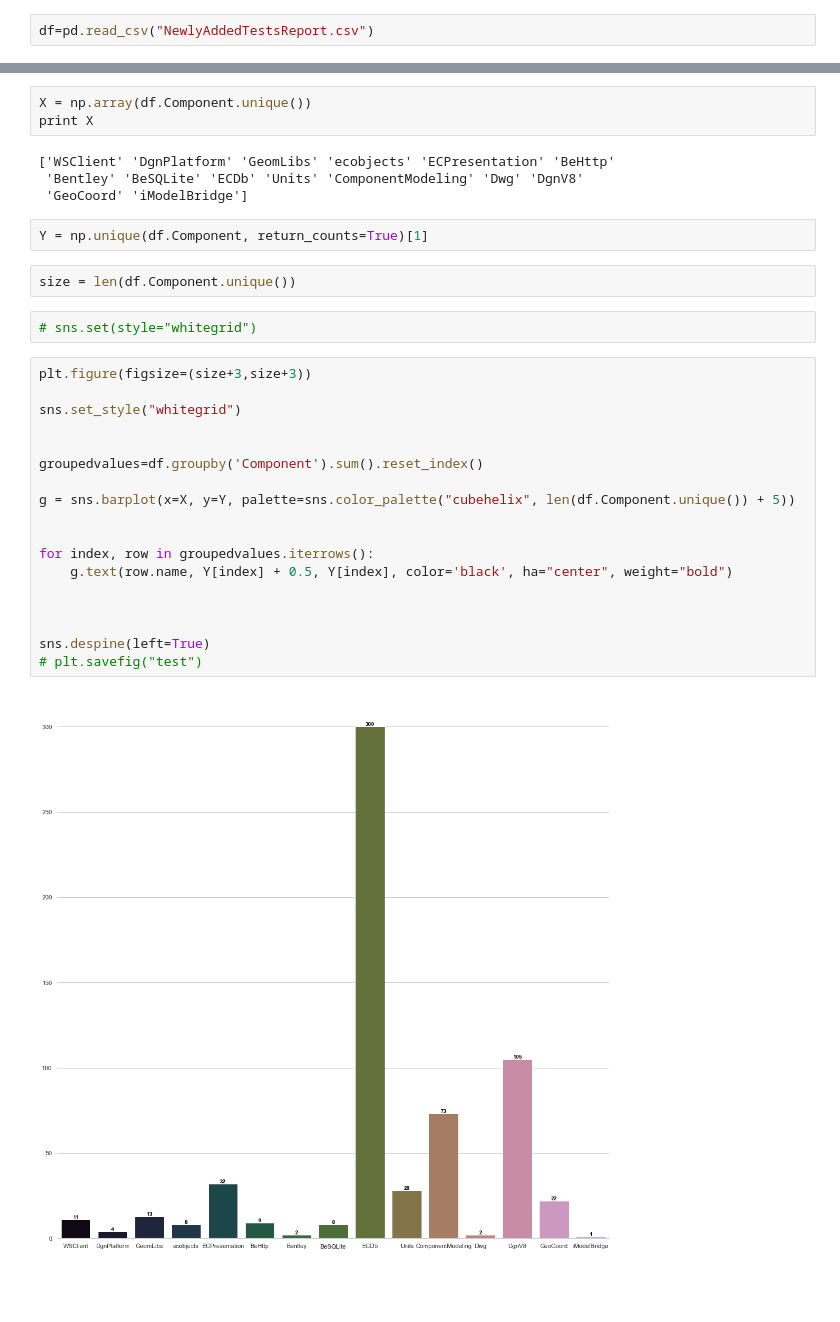
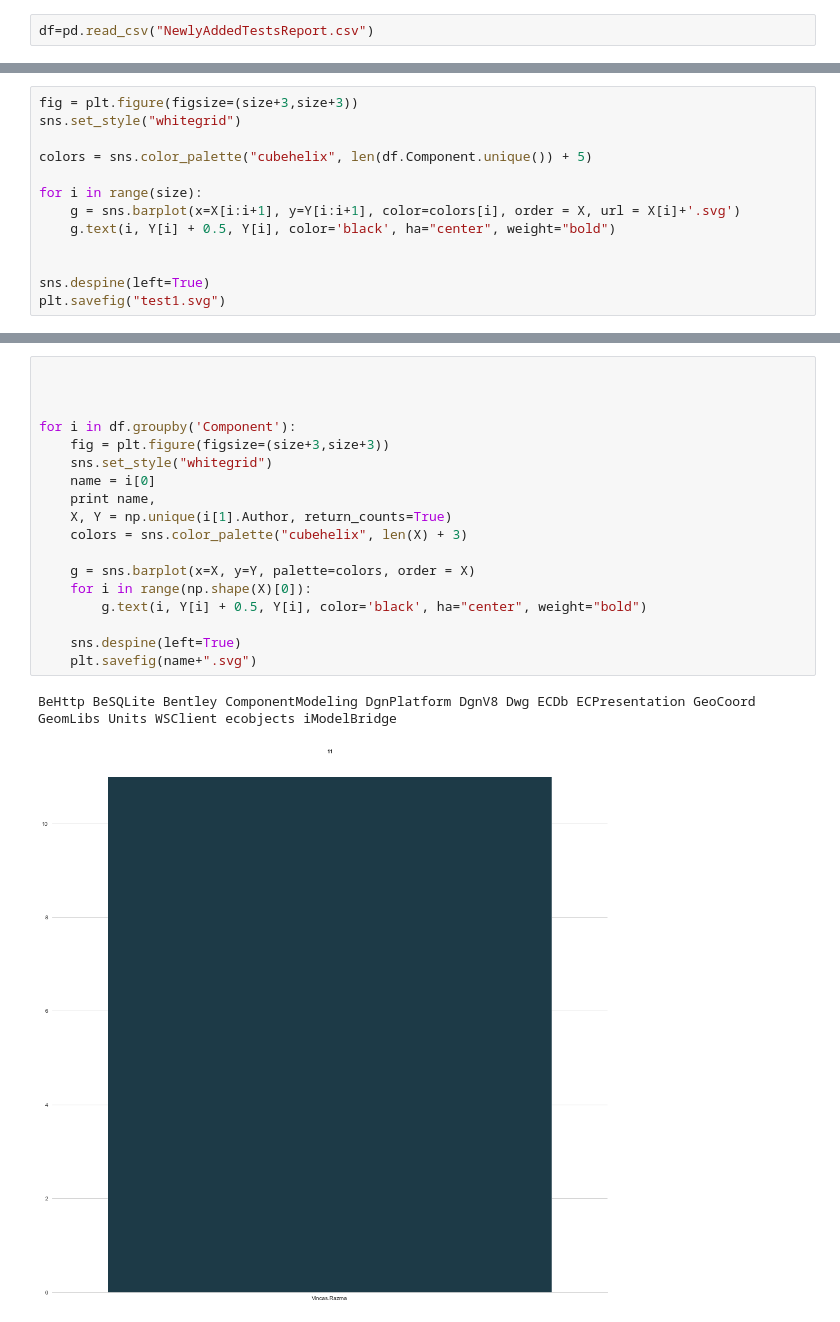
Before and after one commit to firzok/Python-Charting, a Jupyter notebook: Graphs.ipynb, the cells around one changed output, grey strips where cells are left out. Cells and saved outputs as stored; diff of their text form; blank space fills up the shorter version.

Commit message:
Added hyperlinks to charts based on Authors

```diff
--- a/Graphs.ipynb
+++ b/Graphs.ipynb
@@ -7,0 +12,13 @@ df=pd.read_csv("NewlyAddedTestsReport.csv")
+# %%
+fig = plt.figure(figsize=(size+3,size+3))
+sns.set_style("whitegrid")
+
+colors = sns.color_palette("cubehelix", len(df.Component.unique()) + 5)
+
+for i in range(size):
+    g = sns.barplot(x=X[i:i+1], y=Y[i:i+1], color=colors[i], order = X, url = X[i]+'.svg')
+    g.text(i, Y[i] + 0.5, Y[i], color='black', ha="center", weight="bold")
+
+
+sns.despine(left=True)
+plt.savefig("test1.svg")
@@ -31,33 +36,21 @@ df.head(10)
-# %%
-X = np.array(df.Component.unique())
-print X
-# %% [output]
-['WSClient' 'DgnPlatform' 'GeomLibs' 'ecobjects' 'ECPresentation' 'BeHttp'
- 'Bentley' 'BeSQLite' 'ECDb' 'Units' 'ComponentModeling' 'Dwg' 'DgnV8'
- 'GeoCoord' 'iModelBridge']
-# %%
-Y = np.unique(df.Component, return_counts=True)[1]
-# %%
-size = len(df.Component.unique())
-# %%
-# sns.set(style="whitegrid")
 # %%
-plt.figure(figsize=(size+3,size+3))
-
-sns.set_style("whitegrid")
-
-
-groupedvalues=df.groupby('Component').sum().reset_index()
-
-g = sns.barplot(x=X, y=Y, palette=sns.color_palette("cubehelix", len(df.Component.unique()) + 5))
-
-
-for index, row in groupedvalues.iterrows():
-    g.text(row.name, Y[index] + 0.5, Y[index], color='black', ha="center", weight="bold")
 
 
 
-sns.despine(left=True)
-# plt.savefig("test")
+for i in df.groupby('Component'):
+    fig = plt.figure(figsize=(size+3,size+3))
+    sns.set_style("whitegrid")
+    name = i[0]
+    print name,
+    X, Y = np.unique(i[1].Author, return_counts=True)
+    colors = sns.color_palette("cubehelix", len(X) + 3)
+
+    g = sns.barplot(x=X, y=Y, palette=colors, order = X)
+    for i in range(np.shape(X)[0]):
+        g.text(i, Y[i] + 0.5, Y[i], color='black', ha="center", weight="bold")
+
+    sns.despine(left=True)
+    plt.savefig(name+".svg")
 # %% [output]
+BeHttp BeSQLite Bentley ComponentModeling DgnPlatform DgnV8 Dwg ECDb ECPresentation GeoCoord GeomLibs Units WSClient ecobjects iModelBridge
-[figure, old version]
+[figure, new version]
```
Also changed, not shown: parts of 5 cells of this notebook, 23 other files.
